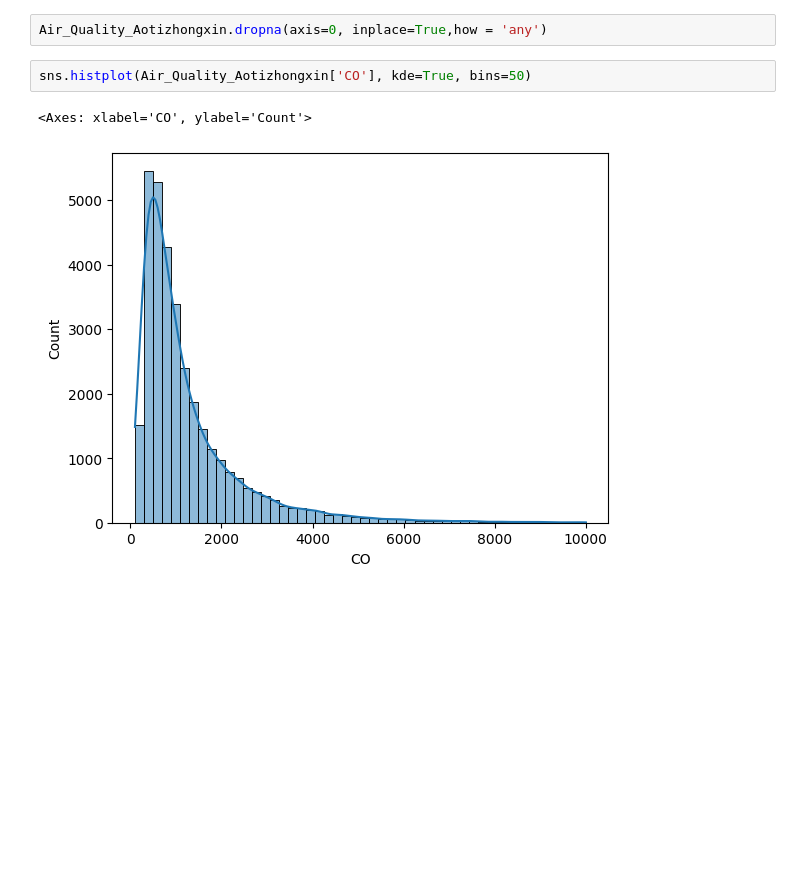
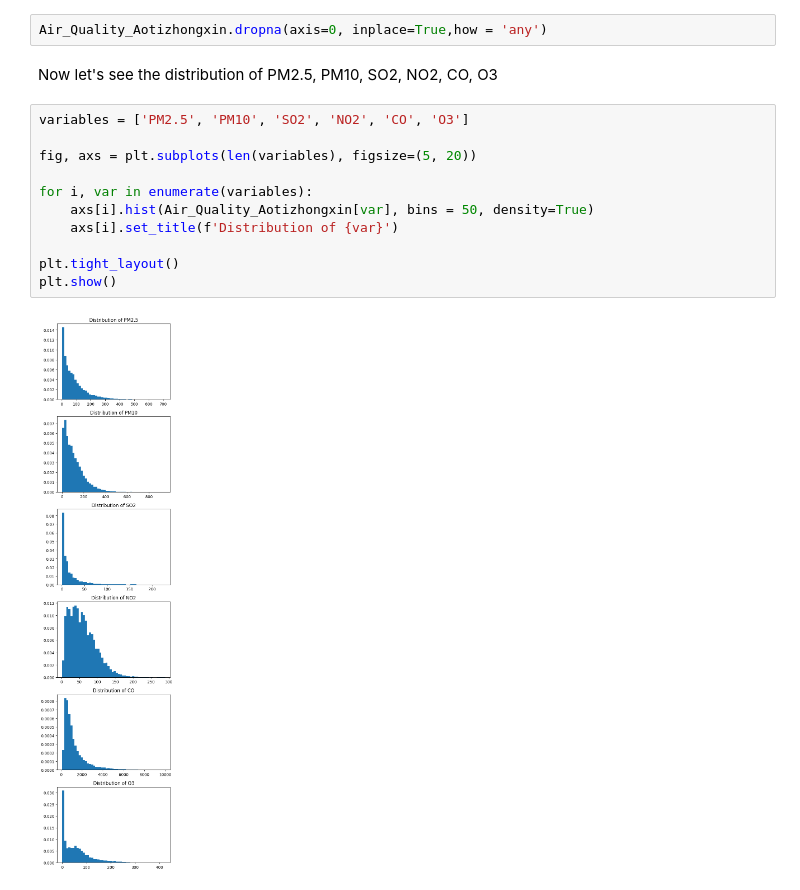
Before and after one commit to perthonBalans/SUSTC_Stat_217_Proj, a Jupyter notebook: test.ipynb, the cells around one changed output. Cells and saved outputs as stored; diff of their text form; blank space fills up the shorter version.

Commit message:
distributions
添加了各个污染物各自的分布图以及合并在一起的kde图 可以根据kde图来选取几组污染物探究relation

```diff
--- a/test.ipynb
+++ b/test.ipynb
@@ -47,8 +47,18 @@ WSPM has 14 null values
 OK,let's drop them.
 # %%
 Air_Quality_Aotizhongxin.dropna(axis=0, inplace=True,how = 'any')
-# %%
-sns.histplot(Air_Quality_Aotizhongxin['CO'], kde=True, bins=50)
-# %% [output]
-<Axes: xlabel='CO', ylabel='Count'>
-[figure, removed]
+# %% [markdown]
+Now let's see the distribution of PM2.5, PM10, SO2, NO2, CO, O3
+# %%
+variables = ['PM2.5', 'PM10', 'SO2', 'NO2', 'CO', 'O3']
+
+fig, axs = plt.subplots(len(variables), figsize=(5, 20))
+
+for i, var in enumerate(variables):
+    axs[i].hist(Air_Quality_Aotizhongxin[var], bins = 50, density=True)
+    axs[i].set_title(f'Distribution of {var}')
+
+plt.tight_layout()
+plt.show()
+# %% [output]
+[figure, added]
```
Also changed, not shown: parts of 2 cells of this notebook.
